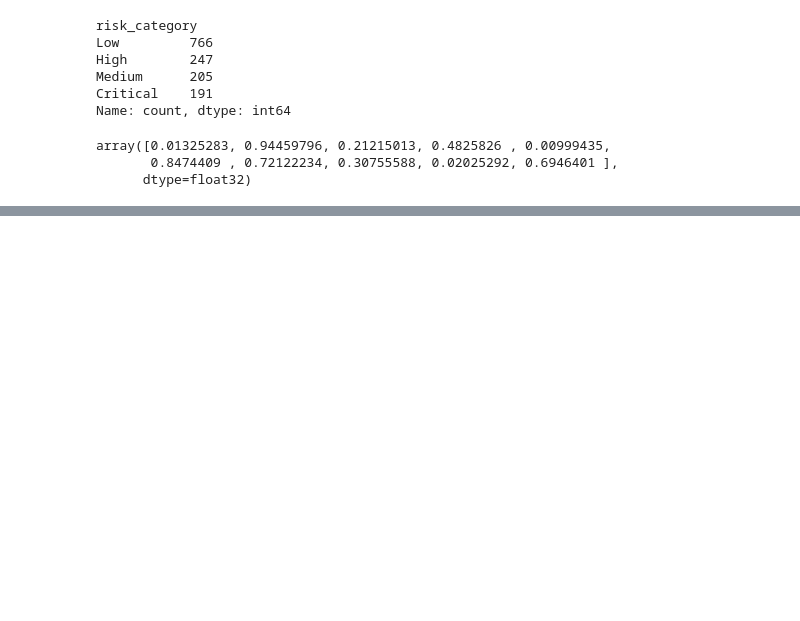
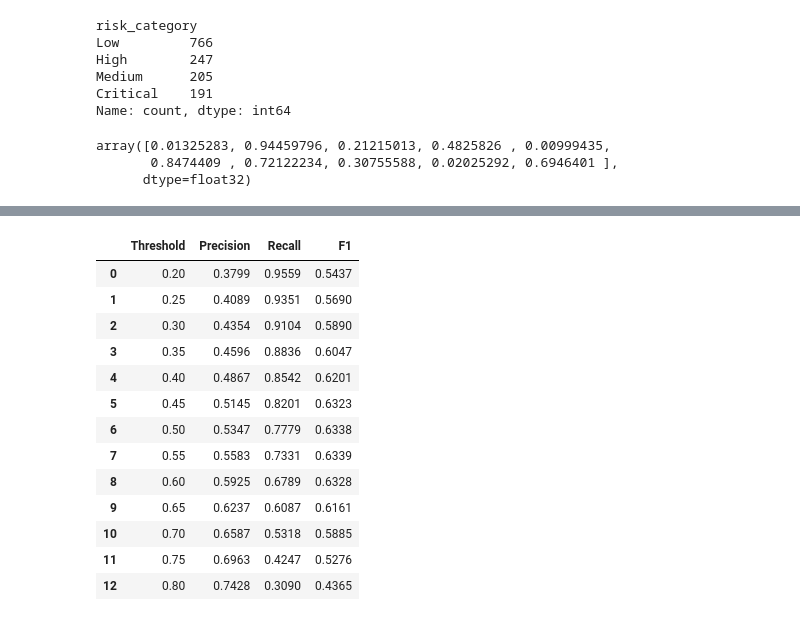
Before and after one commit to Akshit-Singh-00/customer-churn-ai, a Jupyter notebook: notebooks/04_model_experiments.ipynb, the cells around one changed output, grey strips where cells are left out. Cells and saved outputs as stored; diff of their text form; code cells hidden in the pictures; blank space fills up the shorter version.

```diff
--- a/notebooks/04_model_experiments.ipynb
+++ b/notebooks/04_model_experiments.ipynb
@@ -958,0 +1261,56 @@ comparison_df.to_csv(
+# %%
+for threshold in np.arange(
+    0.20,
+    0.81,
+    0.05
+):
+
+    predictions = (
+        train_oof_prob >= threshold
+    ).astype(int)
+
+    precision = precision_score(
+        y_train,
+        predictions
+    )
+
+    recall = recall_score(
+        y_train,
+        predictions
+    )
+
+    f1 = f1_score(
+        y_train,
+        predictions
+    )
+
+    threshold_results.append(
+        {
+            "Threshold": threshold,
+            "Precision": precision,
+            "Recall": recall,
+            "F1": f1
+        }
+    )
+# %%
+# Create Table
+threshold_df = pd.DataFrame(
+    threshold_results
+)
+
+threshold_df.round(4)
+# %% [output]
+|  | Threshold | Precision | Recall | F1 |
+| 0 | 0.20 | 0.3799 | 0.9559 | 0.5437 |
+| 1 | 0.25 | 0.4089 | 0.9351 | 0.5690 |
+| 2 | 0.30 | 0.4354 | 0.9104 | 0.5890 |
+| 3 | 0.35 | 0.4596 | 0.8836 | 0.6047 |
+| 4 | 0.40 | 0.4867 | 0.8542 | 0.6201 |
+| 5 | 0.45 | 0.5145 | 0.8201 | 0.6323 |
+| 6 | 0.50 | 0.5347 | 0.7779 | 0.6338 |
+| 7 | 0.55 | 0.5583 | 0.7331 | 0.6339 |
+| 8 | 0.60 | 0.5925 | 0.6789 | 0.6328 |
+| 9 | 0.65 | 0.6237 | 0.6087 | 0.6161 |
+| 10 | 0.70 | 0.6587 | 0.5318 | 0.5885 |
+| 11 | 0.75 | 0.6963 | 0.4247 | 0.5276 |
+| 12 | 0.80 | 0.7428 | 0.3090 | 0.4365 |
```
Also changed, not shown: parts of 53 cells of this notebook.
